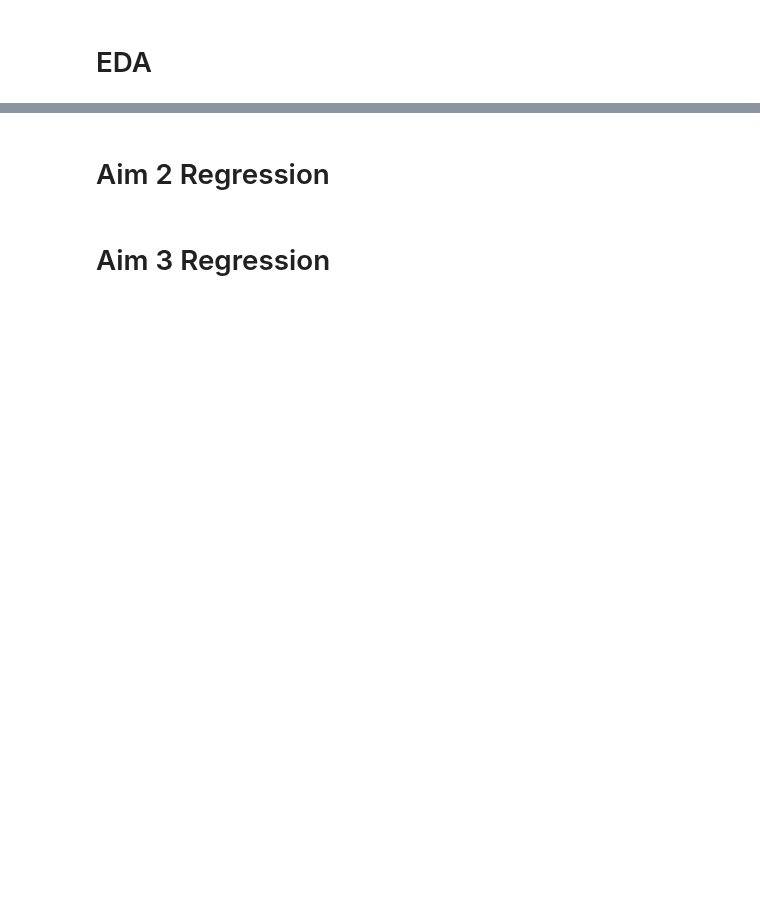
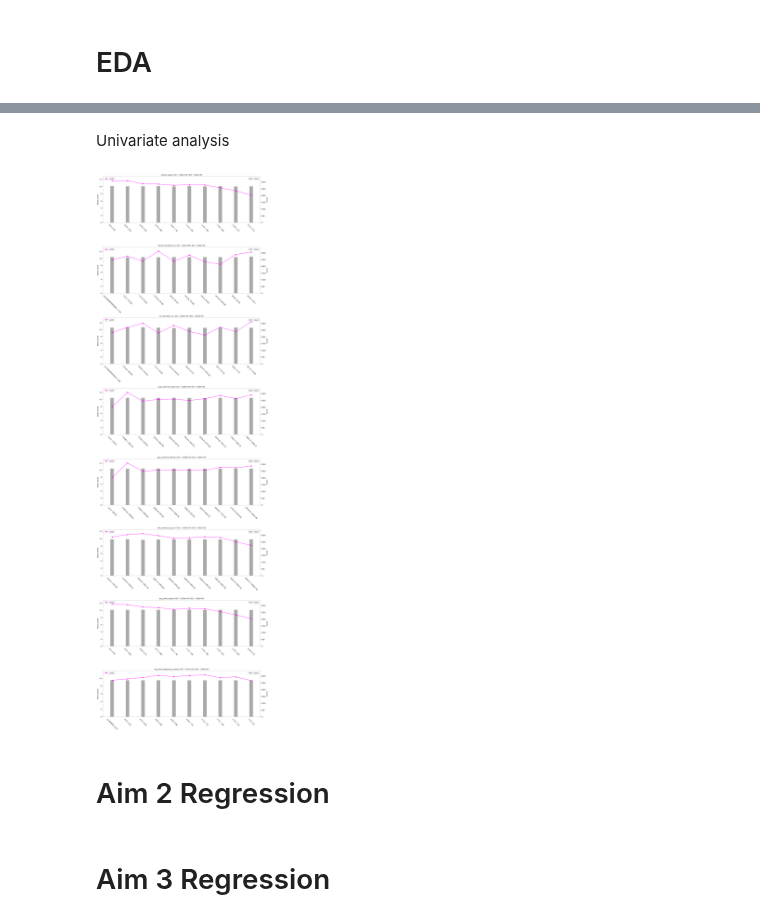
Before and after one commit to mattslyons/JLPS_capstone_project, a Jupyter notebook: modeling/2sls_tj_v1.ipynb, the cells around one changed output, grey strips where cells are left out. Cells and saved outputs as stored; diff of their text form; code cells hidden in the pictures; blank space fills up the shorter version.

```diff
--- a/modeling/2sls_tj_v1.ipynb
+++ b/modeling/2sls_tj_v1.ipynb
@@ -115,0 +188,2 @@ print('')
+# %% [markdown]
+Univariate analysis
@@ -116,3 +414,11 @@ print('')
+# %%
+fs = FeatureStats(df_grp)
+var_list = ['school_wspd', 'school_elevation_m', 'ps_elevation_m', 'pop_under19_male', 'pop_under19_female',
+  'dist_school_to_ps_m', 'avg_wind_speed', 'avg_wind_alignment_cosine']
+fs.plot_cat_features(var_list)
+print('')
+# %% [output]
+[figure, added]
 # %% [markdown]
 # Aim 2 Regression
 # %% [markdown]
```
Also changed, not shown: parts of 19 cells of this notebook.
